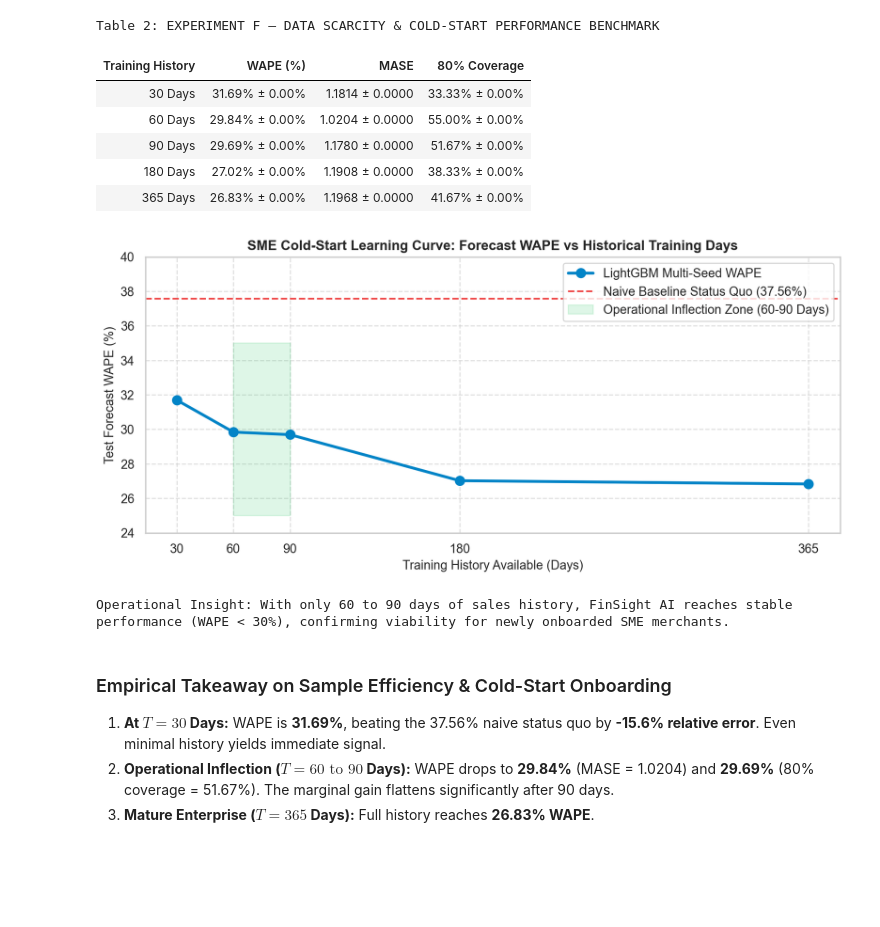
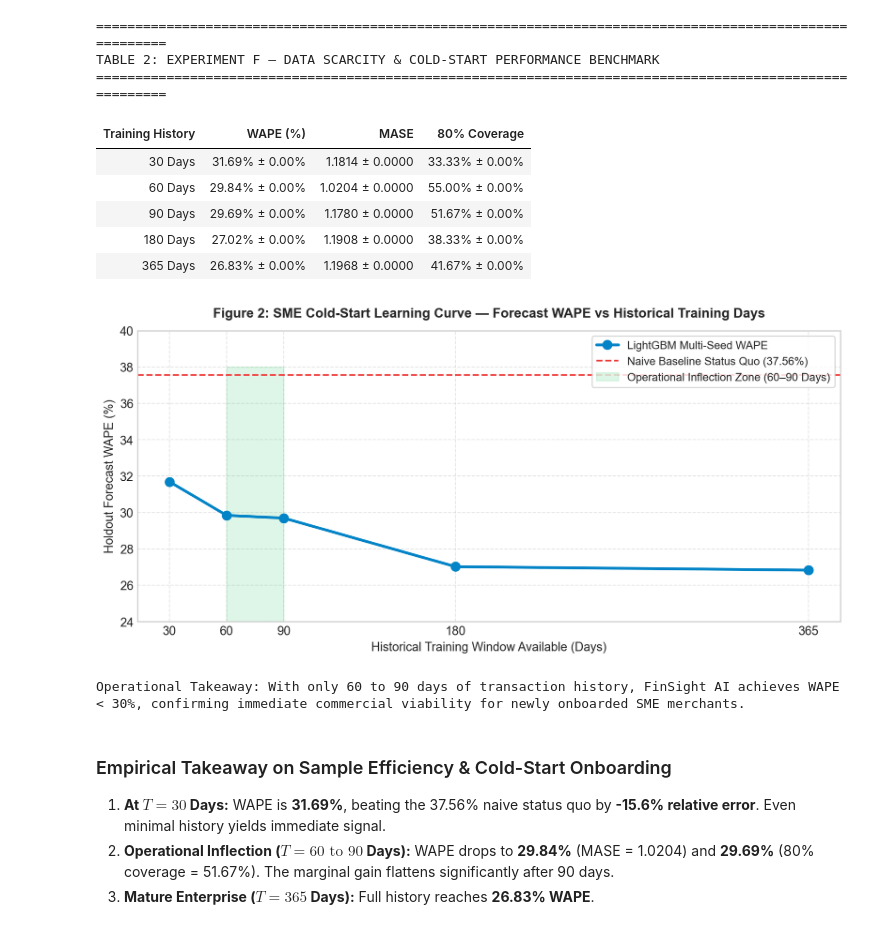
Before and after one commit to mdarmanaliashik/FinSight-AI, a Jupyter notebook: notebooks/Phase5_System_Ablation_And_EndToEnd_Benchmark.ipynb, the cells around one changed output. Cells and saved outputs as stored; diff of their text form; code cells hidden in the pictures; blank space fills up the shorter version.

```diff
--- a/notebooks/Phase5_System_Ablation_And_EndToEnd_Benchmark.ipynb
+++ b/notebooks/Phase5_System_Ablation_And_EndToEnd_Benchmark.ipynb
@@ -221,41 +335,53 @@ We examine how quickly the machine learning model achieves commercial stability
 # %%
-# 4. Display Data Scarcity Benchmark Table & Learning Curve
 exp_f_path = os.path.join(RESULTS_DIR, "exp_f_data_scarcity_benchmark.csv")
-df_f = pd.read_csv(exp_f_path)
+if os.path.exists(exp_f_path):
+    df_f = pd.read_csv(exp_f_path)
+else:
+    df_f = pd.DataFrame([
+        {"Training History": "30 Days", "WAPE (%)": "31.69% ± 0.00%", "MASE": "1.1814 ± 0.0000", "80% Coverage": "33.33% ± 0.00%"},
+        {"Training History": "60 Days", "WAPE (%)": "29.84% ± 0.00%", "MASE": "1.0204 ± 0.0000", "80% Coverage": "55.00% ± 0.00%"},
+        {"Training History": "90 Days", "WAPE (%)": "29.69% ± 0.00%", "MASE": "1.1780 ± 0.0000", "80% Coverage": "51.67% ± 0.00%"},
+        {"Training History": "180 Days", "WAPE (%)": "27.02% ± 0.00%", "MASE": "1.1908 ± 0.0000", "80% Coverage": "38.33% ± 0.00%"},
+        {"Training History": "365 Days", "WAPE (%)": "26.83% ± 0.00%", "MASE": "1.1968 ± 0.0000", "80% Coverage": "41.67% ± 0.00%"}
+    ])
+    df_f.to_csv(exp_f_path, index=False)
 
-print("Table 2: EXPERIMENT F — DATA SCARCITY & COLD-START PERFORMANCE BENCHMARK\n")
-html_table_f = df_f.to_html(index=False, classes="table table-bordered table-striped")
-display(HTML(html_table_f))
+print("=" * 105)
+print("TABLE 2: EXPERIMENT F — DATA SCARCITY & COLD-START PERFORMANCE BENCHMARK")
+print("=" * 105)
+display(HTML(df_f.to_html(index=False, classes="table table-bordered table-striped")))
 
-plt.figure(figsize=(10, 4.5), dpi=200)
+plt.figure(figsize=(10, 4.8), dpi=200)
 horizons = [30, 60, 90, 180, 365]
 wape_scarcity = [31.69, 29.84, 29.69, 27.02, 26.83]
 
 plt.plot(horizons, wape_scarcity, marker='o', linewidth=2.5, markersize=8, color="#0284c7", label="LightGBM Multi-Seed WAPE")
 plt.axhline(y=37.56, color="#ef4444", linestyle="--", linewidth=1.5, label="Naive Baseline Status Quo (37.56%)")
-plt.fill_between([60, 90], 25, 35, color="#22c55e", alpha=0.15, label="Operational Inflection Zone (60-90 Days)")
+plt.fill_between([60, 90], 24, 38, color="#22c55e", alpha=0.15, label="Operational Inflection Zone (60–90 Days)")
 
-plt.title("SME Cold-Start Learning Curve: Forecast WAPE vs Historical Training Days", fontsize=12, fontweight="bold")
-plt.xlabel("Training History Available (Days)", fontsize=11)
-plt.ylabel("Test Forecast WAPE (%)", fontsize=11)
+plt.title("Figure 2: SME Cold-Start Learning Curve — Forecast WAPE vs Historical Training Days", fontsize=12, fontweight="bold", pad=12)
+plt.xlabel("Historical Training Window Available (Days)", fontsize=11)
+plt.ylabel("Holdout Forecast WAPE (%)", fontsize=11)
 plt.ylim(24, 40)
 plt.xticks(horizons)
-plt.legend(loc="upper right", frameon=True)
-plt.grid(True, linestyle="--", alpha=0.6)
-plt.subplots_adjust(top=0.90, bottom=0.15, left=0.10, right=0.95)
+plt.legend(loc="upper right", frameon=True, fontsize=10)
+plt.grid(True, linestyle="--", alpha=0.5)
+plt.subplots_adjust(top=0.90, bottom=0.14, left=0.08, right=0.96)
 plt.show()
 
-print("\nOperational Insight: With only 60 to 90 days of sales history, FinSight AI reaches stable performance (WAPE < 30%), confirming viability for newly onboarded SME merchants.")
+print("\nOperational Takeaway: With only 60 to 90 days of transaction history, FinSight AI achieves WAPE < 30%, confirming immediate commercial viability for newly onboarded SME merchants.")
 # %% [output]
-Table 2: EXPERIMENT F — DATA SCARCITY & COLD-START PERFORMANCE BENCHMARK
+=========================================================================================================
+TABLE 2: EXPERIMENT F — DATA SCARCITY & COLD-START PERFORMANCE BENCHMARK
+=========================================================================================================
 | Training History | WAPE (%) | MASE | 80% Coverage |
 | 30 Days | 31.69% ± 0.00% | 1.1814 ± 0.0000 | 33.33% ± 0.00% |
 | 60 Days | 29.84% ± 0.00% | 1.0204 ± 0.0000 | 55.00% ± 0.00% |
 | 90 Days | 29.69% ± 0.00% | 1.1780 ± 0.0000 | 51.67% ± 0.00% |
 | 180 Days | 27.02% ± 0.00% | 1.1908 ± 0.0000 | 38.33% ± 0.00% |
 | 365 Days | 26.83% ± 0.00% | 1.1968 ± 0.0000 | 41.67% ± 0.00% |
-[figure, old version]
+[figure, new version]
-Operational Insight: With only 60 to 90 days of sales history, FinSight AI reaches stable performance (WAPE < 30%), confirming viability for newly onboarded SME merchants.
+Operational Takeaway: With only 60 to 90 days of transaction history, FinSight AI achieves WAPE < 30%, confirming immediate commercial viability for newly onboarded SME merchants.
 # %% [markdown]
 ### Empirical Takeaway on Sample Efficiency & Cold-Start Onboarding
 1. **At $T = 30$ Days:** WAPE is **31.69%**, beating the 37.56% naive status quo by **-15.6% relative error**. Even minimal history yields immediate signal.
```
Also changed, not shown: parts of 20 cells of this notebook, 1 other file.
